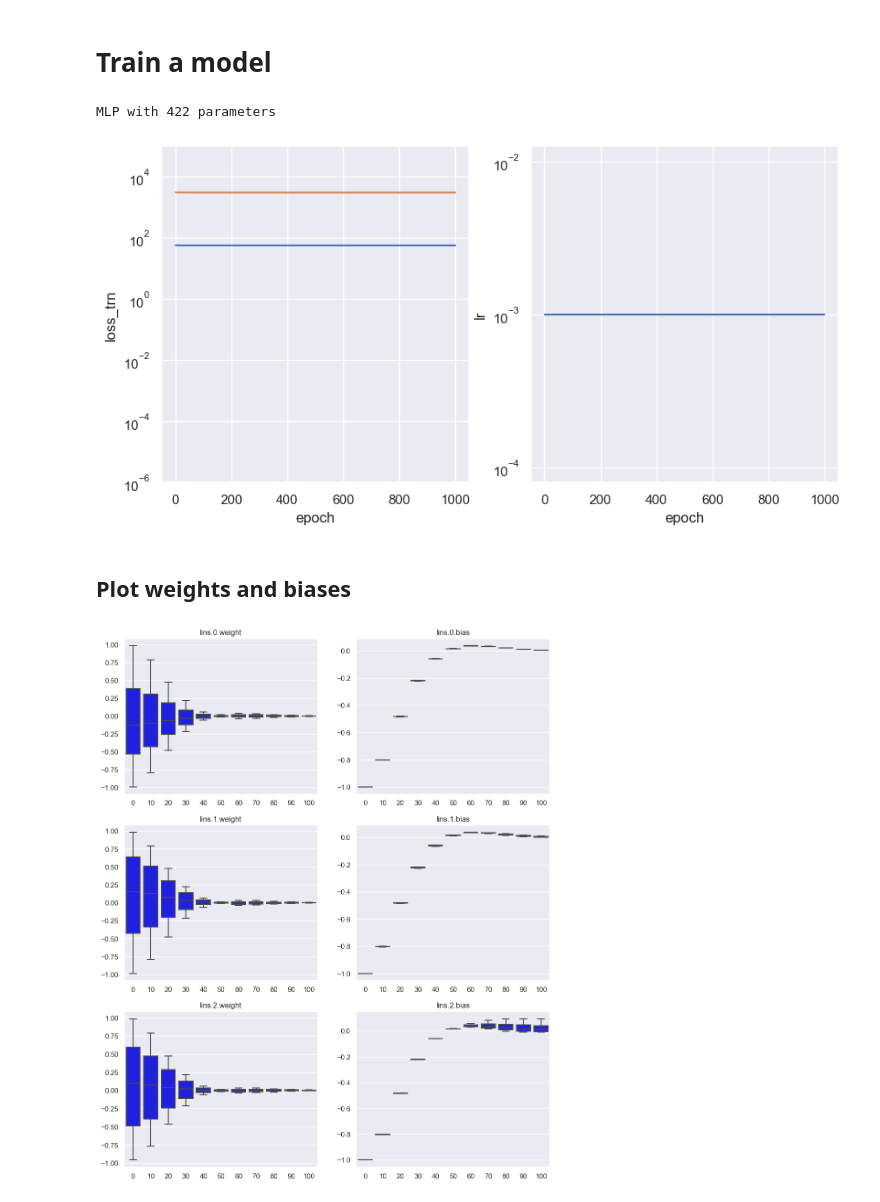
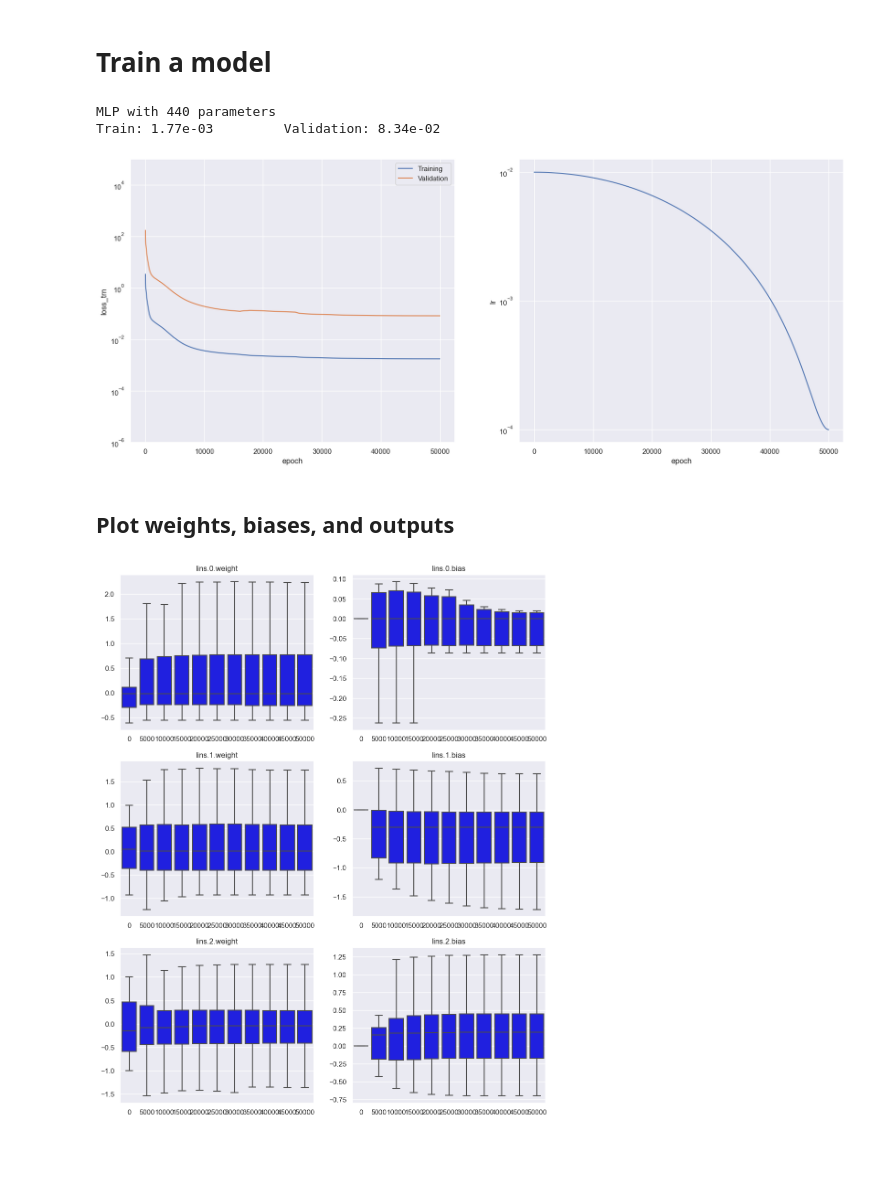
Before and after one commit to sprmsv/POD-NN, a Jupyter notebook: experiments.ipynb, the cells around one changed output. Drawn from its saved outputs; the diff is of its cells as text; code cells hidden in the pictures; blank space fills up the shorter version.

Commit message:
generalize the uncertainty; debug the trainings; add evaluation

```diff
--- a/experiments.ipynb
+++ b/experiments.ipynb
@@ -111,13 +126,25 @@ plot_bases(S=V, bases=solver.bases)
 # %% [markdown]
 # Generate train and validation data
 # %%
-y_trn = 2 * np.random.random_sample(size=(M, N_trn)) - 1
+y_trn = np.concatenate(
+    [
+        np.ones(shape=(1, N_trn)),
+        2 * np.random.random_sample(size=(M-1, N_trn)) - 1,
+    ],
+    axis=0,
+)
 S_trn = parsolver.solve(y=y_trn)
-c_trn = V.T @ S_trn
+c_trn = V.conj().T @ S_trn
 # %%
-y_val = 2 * np.random.random_sample(size=(M, N_val)) - 1
+y_val = np.concatenate(
+    [
+        np.ones(shape=(1, N_val)),
+        2 * np.random.random_sample(size=(M-1, N_val)) - 1,
+    ],
+    axis=0,
+)
 S_val = parsolver.solve(y=y_val)
-c_val = V.T @ S_val
+c_val = V.conj().T @ S_val
 # %%
 fig, axs = plt.subplots(nrows=1, ncols=2, sharey=True, figsize=(10, 5))
 sns.boxplot(pd.DataFrame(np.concatenate([y_trn.real, y_trn.imag]).T), ax=axs[0])
@@ -139,8 +157,9 @@ axs[1].set(title='validation', xlabel='$i$')
 # %% [markdown]
 # Train a model
 # %%
-epochs = 1000
-lr = 1e-03
+epochs = 50000
+lr = 1e-02
+wd = 0
 bsz = None
 batch_norm = False
 
@@ -163,46 +182,54 @@ validationloader = DataLoader(
 # Define model, criterion, and optimizer
 model = MLP(
     M=M,
-    L=(2 * L),  # Reald and imaginary parts
+    L=(2 * L),  # Real and imaginary parts
     hidden_layers=[10, 10],
-    activations=[torch.tanh, torch.relu],
+    activation=torch.relu,
     gain=1.,
     dtype=torch.float64,
 )
 criterion = torch.nn.MSELoss()
-optimizer = torch.optim.SGD(params=model.parameters(), lr=lr, momentum=.9, weight_decay=5)
-scheduler = torch.optim.lr_scheduler.CosineAnnealingLR(optimizer, eta_min=0, T_max=epochs)
+optimizer = torch.optim.SGD(params=model.parameters(), lr=lr, momentum=.9, weight_decay=wd)
+scheduler = torch.optim.lr_scheduler.CosineAnnealingLR(optimizer, eta_min=1e-04, T_max=epochs)
 
 # Train the model
 print(f'{model.__class__.__name__} with {model.numparams()} parameters')
 if True:
     stats = model.train_(
         criterion=criterion,
         epochs=epochs,
         optimizer=optimizer,
         trainloader=trainloader,
         validationloader=validationloader,
-        # scheduler=scheduler,
+        scheduler=scheduler,
         cuda=False,
     )
 
     # Clean stats
     params = stats.pop('params')
     grads = stats.pop('grads')
     stats = pd.DataFrame(stats)
 
     # Plot the training statistics
-    fig, axs = plt.subplots(1, 2, figsize=(10, 5))
-    sns.lineplot(stats, x='epoch', y='loss_trn', ax=axs[0])
-    sns.lineplot(stats, x='epoch', y='loss_val', ax=axs[0])
-    axs[0].set(yscale='log', ylim=[1e-06, 1e05])
+    fig, axs = plt.subplots(1, 2, figsize=(20, 8))
+    sns.lineplot(stats, x='epoch', y='loss_trn', ax=axs[0], label='Training')
+    sns.lineplot(stats, x='epoch', y='loss_val', ax=axs[0], label='Validation')
+    axs[0].set(yscale='log', ylim=[1e-04, 1e01])
+    axs[0].legend()
     sns.lineplot(stats, x='epoch', y='lr', ax=axs[1])
     axs[1].set(yscale='log')
+
+    # Print the final losses
+    print('\t\t'.join([
+        f"Train: {stats['loss_trn'].tolist()[-1]:.2e}",
+        f"Validation: {stats['loss_val'].tolist()[-1]:.2e}",
+    ]))
 # %% [output]
-MLP with 422 parameters
+MLP with 440 parameters
+Train: 1.77e-03         Validation: 8.34e-02
-[figure, old version]
+[figure, new version]
 # %% [markdown]
-## Plot weights and biases
+## Plot weights, biases, and outputs
 # %%
 params_ = {}
 grads_ = {}
@@ -239,8 +266,8 @@ axs = axs.flatten()
 for idx, (name, df) in enumerate(params.items()):
     sns.boxplot(
         data=df[
-            # (df['epoch'] % (epochs // 10) == 0)
-            (df['epoch'] <= 100) & (df['epoch'] % (epochs // 100) == 0)
+            (df['epoch'] % (epochs // 10) == 0)
+            # (df['epoch'] <= 100) & (df['epoch'] % (epochs // 100) == 0)
         ],
         x='epoch', y='val',
         color='blue',
@@ -250,7 +277,7 @@ for idx, (name, df) in enumerate(params.items()):
 
     axs[idx].set(ylabel='', xlabel='', title=name)
 # %% [output]
-[figure, old version]
+[figure, new version]
 # %%
 ncols = 2
 nrows = (len(grads) + 1) // ncols
```
Also changed, not shown: parts of 20 cells of this notebook, 2 other files.
